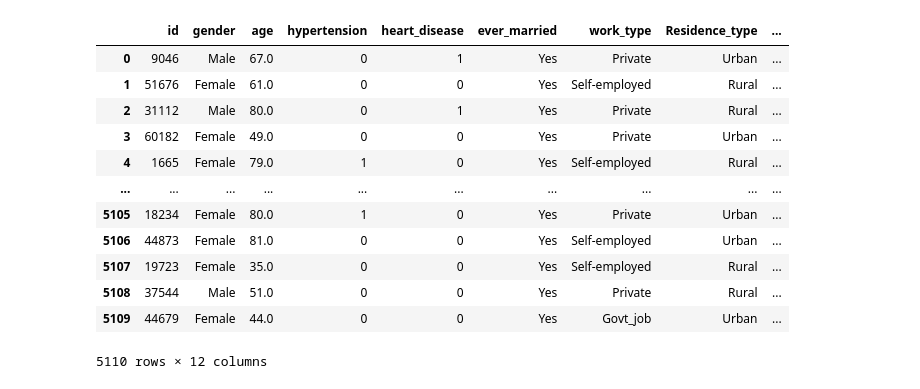
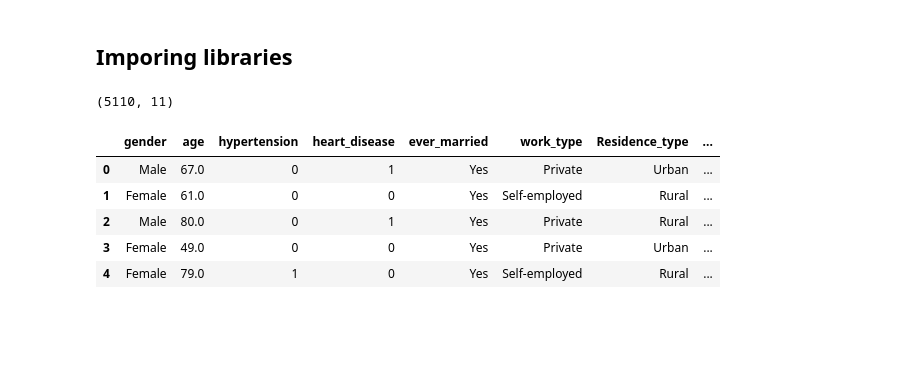
Before and after one commit to Caroline-kamusi/Stroke-prediction, a Jupyter notebook: index.ipynb, the cells around one changed output. Saved outputs shown, nothing was run; the diff lists cells and outputs as text; code cells hidden in the pictures; blank space fills up the shorter version.

```diff
--- a/index.ipynb
+++ b/index.ipynb
@@ -5,16 +74,49 @@ df= pd.read_csv("data/stroke.csv")
+# %% [markdown]
+## Imporing libraries
+# %%
+# for visualization
+import pandas as pd
+import numpy as np
+from IPython.display import display
+pd.plotting.register_matplotlib_converters()
+import seaborn as sns
+from scipy import stats
+import matplotlib.pyplot as plt
+%matplotlib inline
+# for modelling
+from sklearn.preprocessing import OneHotEncoder, LabelEncoder
+from sklearn.preprocessing import StandardScaler , MinMaxScaler
+from sklearn.linear_model import LogisticRegression
+from sklearn.model_selection import StratifiedShuffleSplit
+from sklearn.metrics import accuracy_score
+from sklearn.model_selection import train_test_split
+from sklearn.model_selection import KFold , StratifiedKFold , cross_val_score
+from sklearn.tree import DecisionTreeClassifier
+from sklearn.svm import SVC
+from sklearn.ensemble import RandomForestClassifier
+from imblearn.over_sampling import RandomOverSampler
+from imblearn.under_sampling import RandomUnderSampler
+
+
+import warnings
+warnings.filterwarnings('ignore')
+
+#display all column of df
+pd.set_option('display.max_columns', None)
+pd.set_option('display.max_rows', None)
+# %%
+# loading the data
+df= pd.read_csv("data/stroke.csv")
+df.drop(["id"] ,axis=1, inplace=True)
+df.shape
+# %% [output]
+(5110, 11)
 # %%
-df
+df.head()
 # %% [output]
-|  | id | gender | age | hypertension | heart_disease | ever_married | work_type | Residence_type | ... |
-| 0 | 9046 | Male | 67.0 | 0 | 1 | Yes | Private | Urban | ... |
-| 1 | 51676 | Female | 61.0 | 0 | 0 | Yes | Self-employed | Rural | ... |
-| 2 | 31112 | Male | 80.0 | 0 | 1 | Yes | Private | Rural | ... |
-| 3 | 60182 | Female | 49.0 | 0 | 0 | Yes | Private | Urban | ... |
-| 4 | 1665 | Female | 79.0 | 1 | 0 | Yes | Self-employed | Rural | ... |
-| ... | ... | ... | ... | ... | ... | ... | ... | ... | ... |
-| 5105 | 18234 | Female | 80.0 | 1 | 0 | Yes | Private | Urban | ... |
-| 5106 | 44873 | Female | 81.0 | 0 | 0 | Yes | Self-employed | Urban | ... |
-| 5107 | 19723 | Female | 35.0 | 0 | 0 | Yes | Self-employed | Rural | ... |
-| 5108 | 37544 | Male | 51.0 | 0 | 0 | Yes | Private | Rural | ... |
-| 5109 | 44679 | Female | 44.0 | 0 | 0 | Yes | Govt_job | Urban | ... |
+|  | gender | age | hypertension | heart_disease | ever_married | work_type | Residence_type | ... |
+| 0 | Male | 67.0 | 0 | 1 | Yes | Private | Urban | ... |
+| 1 | Female | 61.0 | 0 | 0 | Yes | Self-employed | Rural | ... |
+| 2 | Male | 80.0 | 0 | 1 | Yes | Private | Rural | ... |
+| 3 | Female | 49.0 | 0 | 0 | Yes | Private | Urban | ... |
+| 4 | Female | 79.0 | 1 | 0 | Yes | Self-employed | Rural | ... |
-5110 rows × 12 columns
```
Also changed, not shown: parts of 94 cells of this notebook, 4 other files.
